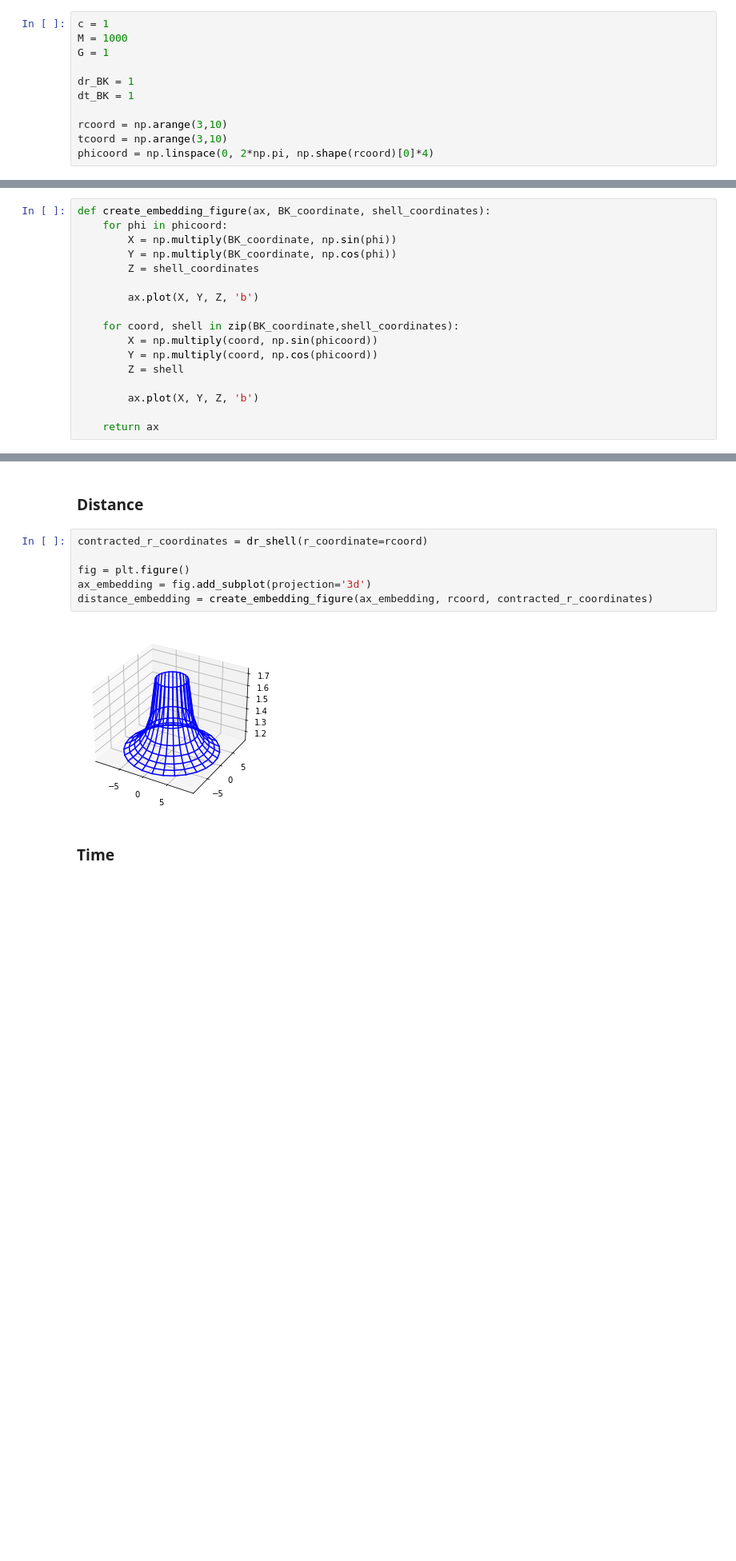
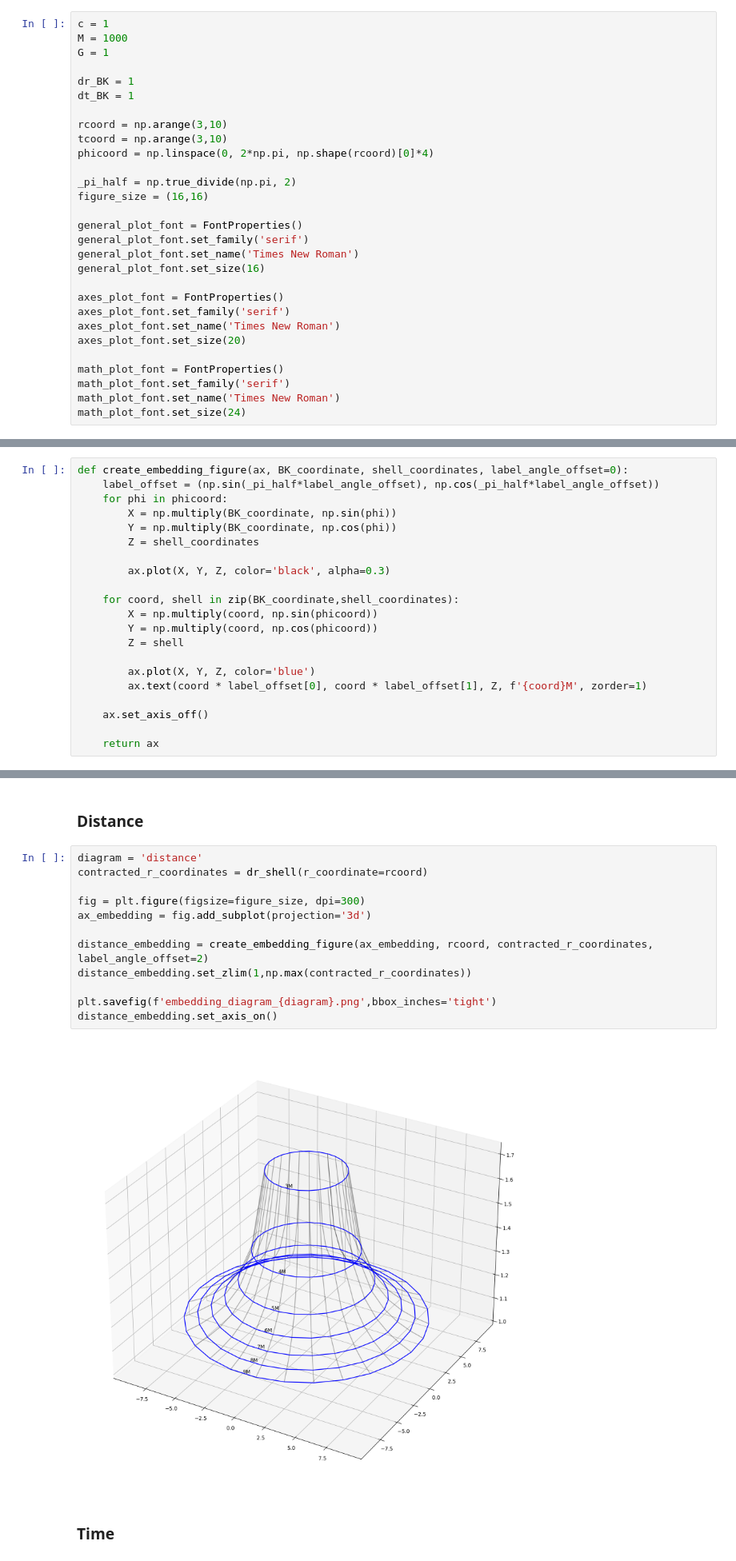
Before and after one commit to SimmeringRook/Cartographer, a Jupyter notebook: 36X/embedding.ipynb, the cells around one changed output, grey strips where cells are left out. Shown at 80% size. Saved outputs shown, nothing was run; the diff lists cells and outputs as text; blank space fills up the shorter version.

```diff
--- a/36X/embedding.ipynb
+++ b/36X/embedding.ipynb
@@ -18,4 +21,22 @@ dt_BK = 1
 rcoord = np.arange(3,10)
 tcoord = np.arange(3,10)
 phicoord = np.linspace(0, 2*np.pi, np.shape(rcoord)[0]*4)
+
+_pi_half = np.true_divide(np.pi, 2)
+figure_size = (16,16)
+
+general_plot_font = FontProperties()
+general_plot_font.set_family('serif')
+general_plot_font.set_name('Times New Roman')
+general_plot_font.set_size(16)
+
+axes_plot_font = FontProperties()
+axes_plot_font.set_family('serif')
+axes_plot_font.set_name('Times New Roman')
+axes_plot_font.set_size(20)
+
+math_plot_font = FontProperties()
+math_plot_font.set_family('serif')
+math_plot_font.set_name('Times New Roman')
+math_plot_font.set_size(24)
 # %% [markdown]
@@ -33,20 +54,24 @@ def dt_shell(r_coordinate):
 # %% [markdown]
 #### Embedding
 # %%
-def create_embedding_figure(ax, BK_coordinate, shell_coordinates):
+def create_embedding_figure(ax, BK_coordinate, shell_coordinates, label_angle_offset=0):
+    label_offset = (np.sin(_pi_half*label_angle_offset), np.cos(_pi_half*label_angle_offset))
     for phi in phicoord:
         X = np.multiply(BK_coordinate, np.sin(phi))
         Y = np.multiply(BK_coordinate, np.cos(phi))
         Z = shell_coordinates
 
-        ax.plot(X, Y, Z, 'b')
+        ax.plot(X, Y, Z, color='black', alpha=0.3)
 
     for coord, shell in zip(BK_coordinate,shell_coordinates):
         X = np.multiply(coord, np.sin(phicoord))
         Y = np.multiply(coord, np.cos(phicoord))
         Z = shell
 
-        ax.plot(X, Y, Z, 'b')
+        ax.plot(X, Y, Z, color='blue')
+        ax.text(coord * label_offset[0], coord * label_offset[1], Z, f'{coord}M', zorder=1)
+
+    ax.set_axis_off()
 
     return ax
 # %% [markdown]
@@ -71,13 +94,19 @@ def create_flat_embedding_figure(ax, BK_coordinate, shell_coordinates):
 # %% [markdown]
 ### Distance
 # %%
+diagram = 'distance'
 contracted_r_coordinates = dr_shell(r_coordinate=rcoord)
 
-fig = plt.figure()
+fig = plt.figure(figsize=figure_size, dpi=300)
 ax_embedding = fig.add_subplot(projection='3d')
-distance_embedding = create_embedding_figure(ax_embedding, rcoord, contracted_r_coordinates)
+
+distance_embedding = create_embedding_figure(ax_embedding, rcoord, contracted_r_coordinates, label_angle_offset=2)
+distance_embedding.set_zlim(1,np.max(contracted_r_coordinates))
+
+plt.savefig(f'embedding_diagram_{diagram}.png',bbox_inches='tight')
+distance_embedding.set_axis_on()
 # %% [output]
-[figure, old version]
+[figure, new version]
 # %% [markdown]
 ### Time
 # %%
```
Also changed, not shown: parts of 18 cells of this notebook.
